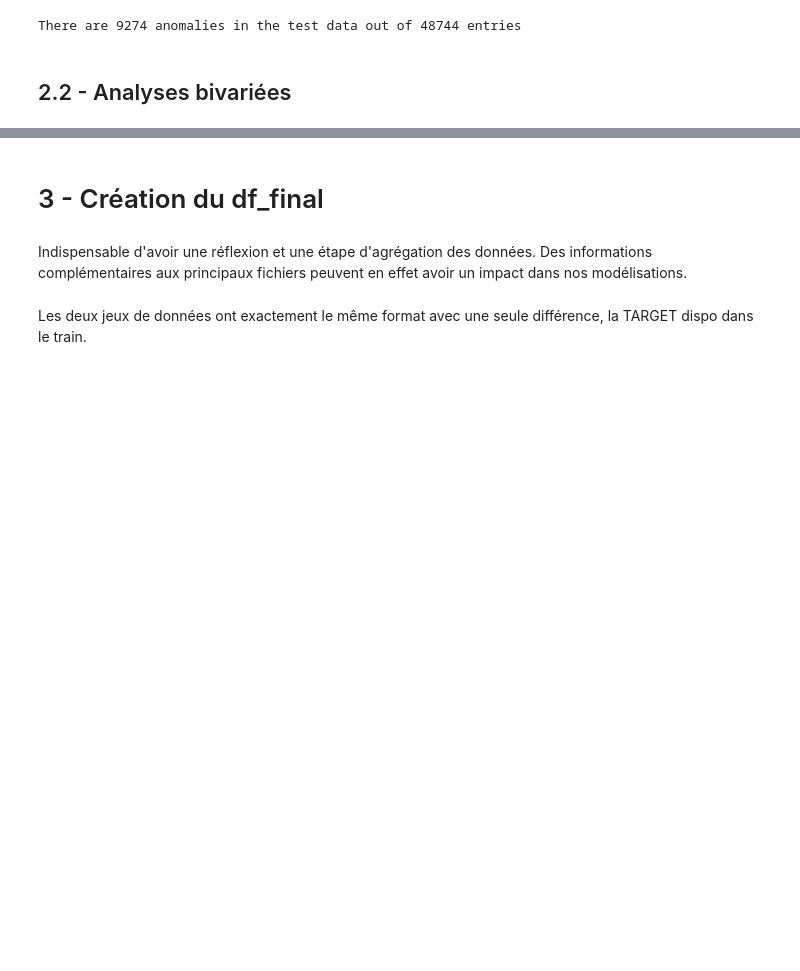
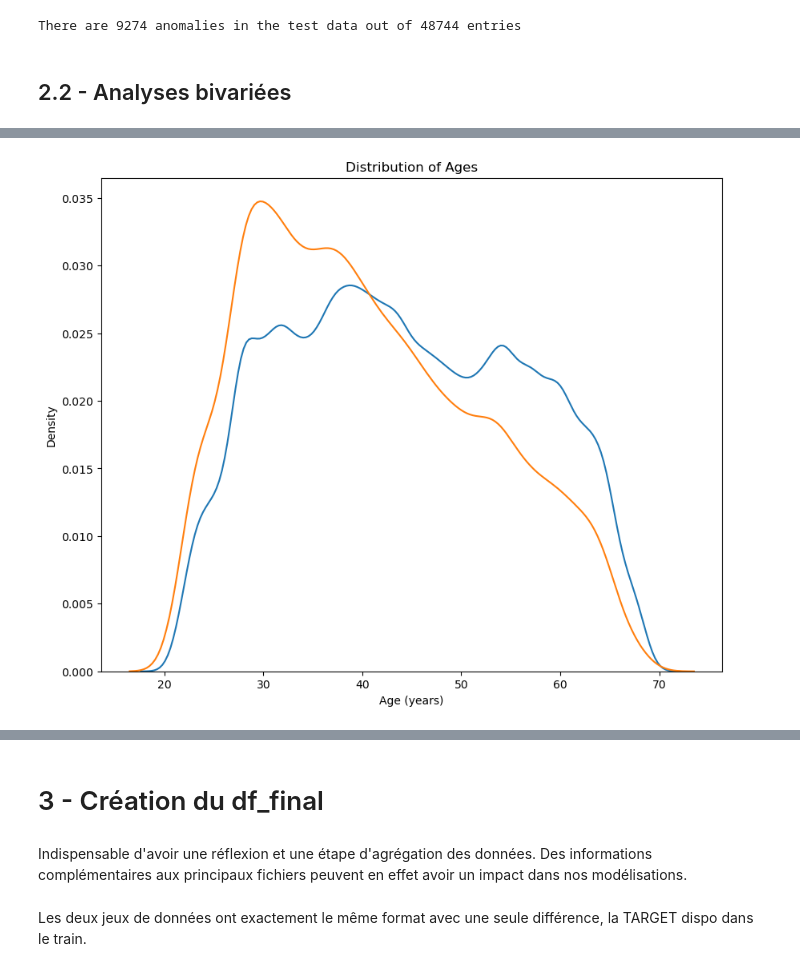
Before and after one commit to GaryMauger/P7_implementer_modele_scoring, a Jupyter notebook: Projet_7.ipynb, the cells around one changed output, grey strips where cells are left out. Drawn from its saved outputs; the diff is of its cells as text; code cells hidden in the pictures; blank space fills up the shorter version.

```diff
--- a/Projet_7.ipynb
+++ b/Projet_7.ipynb
@@ -778,0 +862,12 @@ Let's take a look at some of more significant correlations: the DAYS_BIRTH is th
+# %%
+plt.figure(figsize = (10, 8))
+
+# KDE plot des crédits payés à temps
+sns.kdeplot(df_application_train.loc[df_application_train['TARGET'] == 0, 'DAYS_BIRTH'] / 365, label = 'target == 0')
+
+# KDE plot des crédits non payés à temps
+sns.kdeplot(df_application_train.loc[df_application_train['TARGET'] == 1, 'DAYS_BIRTH'] / 365, label = 'target == 1')
+
+plt.xlabel('Age (years)'); plt.ylabel('Density'); plt.title('Distribution of Ages');
+# %% [output]
+[figure, added]
```
Also changed, not shown: parts of 34 cells of this notebook.
